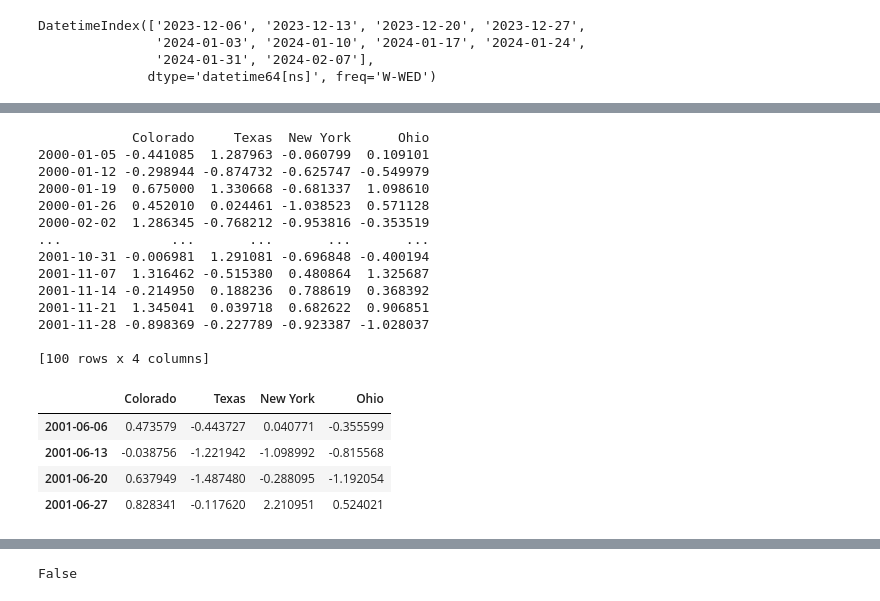
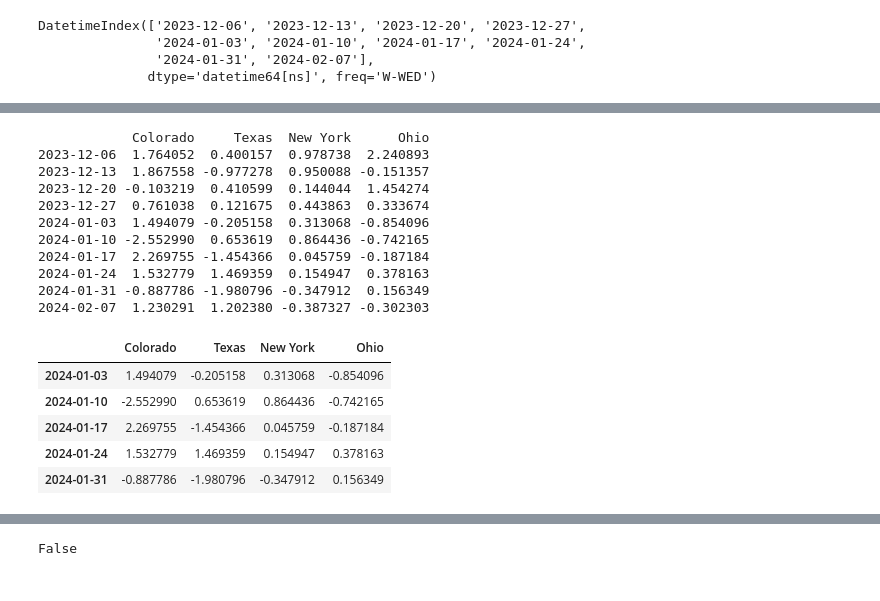
Before and after one commit to bnv20/kdt_2024, a Jupyter notebook: m3_분석라이브러리/pandas/pandas_4_날짜.ipynb, the cells around one changed output, grey strips where cells are left out. Drawn from its saved outputs; the diff is of its cells as text; code cells hidden in the pictures.

```diff
--- a/m3_분석라이브러리/pandas/pandas_4_날짜.ipynb
+++ b/m3_분석라이브러리/pandas/pandas_4_날짜.ipynb
@@ -712,29 +577,28 @@ df
 # %%
-long_df = pd.DataFrame(np.random.randn(100,4),
+np.random.seed(0)
+long_df = pd.DataFrame(np.random.randn(10,4),
                       index=dates,
                       columns = ['Colorado','Texas','New York','Ohio'])
 print(long_df,'\n')
-long_df.loc['2001-06']
+long_df.loc['2024-01']
 # %% [output]
             Colorado     Texas  New York      Ohio
-2000-01-05 -0.441085  1.287963 -0.060799  0.109101
-2000-01-12 -0.298944 -0.874732 -0.625747 -0.549979
-2000-01-19  0.675000  1.330668 -0.681337  1.098610
-2000-01-26  0.452010  0.024461 -1.038523  0.571128
-2000-02-02  1.286345 -0.768212 -0.953816 -0.353519
-...              ...       ...       ...       ...
-2001-10-31 -0.006981  1.291081 -0.696848 -0.400194
-2001-11-07  1.316462 -0.515380  0.480864  1.325687
-2001-11-14 -0.214950  0.188236  0.788619  0.368392
-2001-11-21  1.345041  0.039718  0.682622  0.906851
-2001-11-28 -0.898369 -0.227789 -0.923387 -1.028037
-
-[100 rows x 4 columns]
+2023-12-06  1.764052  0.400157  0.978738  2.240893
+2023-12-13  1.867558 -0.977278  0.950088 -0.151357
+2023-12-20 -0.103219  0.410599  0.144044  1.454274
+2023-12-27  0.761038  0.121675  0.443863  0.333674
+2024-01-03  1.494079 -0.205158  0.313068 -0.854096
+2024-01-10 -2.552990  0.653619  0.864436 -0.742165
+2024-01-17  2.269755 -1.454366  0.045759 -0.187184
+2024-01-24  1.532779  1.469359  0.154947  0.378163
+2024-01-31 -0.887786 -1.980796 -0.347912  0.156349
+2024-02-07  1.230291  1.202380 -0.387327 -0.302303
 |  | Colorado | Texas | New York | Ohio |
-| 2001-06-06 | 0.473579 | -0.443727 | 0.040771 | -0.355599 |
-| 2001-06-13 | -0.038756 | -1.221942 | -1.098992 | -0.815568 |
-| 2001-06-20 | 0.637949 | -1.487480 | -0.288095 | -1.192054 |
-| 2001-06-27 | 0.828341 | -0.117620 | 2.210951 | 0.524021 |
+| 2024-01-03 | 1.494079 | -0.205158 | 0.313068 | -0.854096 |
+| 2024-01-10 | -2.552990 | 0.653619 | 0.864436 | -0.742165 |
+| 2024-01-17 | 2.269755 | -1.454366 | 0.045759 | -0.187184 |
+| 2024-01-24 | 1.532779 | 1.469359 | 0.154947 | 0.378163 |
+| 2024-01-31 | -0.887786 | -1.980796 | -0.347912 | 0.156349 |
 # %%
 dates = pd.DatetimeIndex(['1/1/2000','1/2/2000','1/2/2000','1/2/2000',
                          '1/3/2000'])
```
Also changed, not shown: parts of 93 cells of this notebook.
